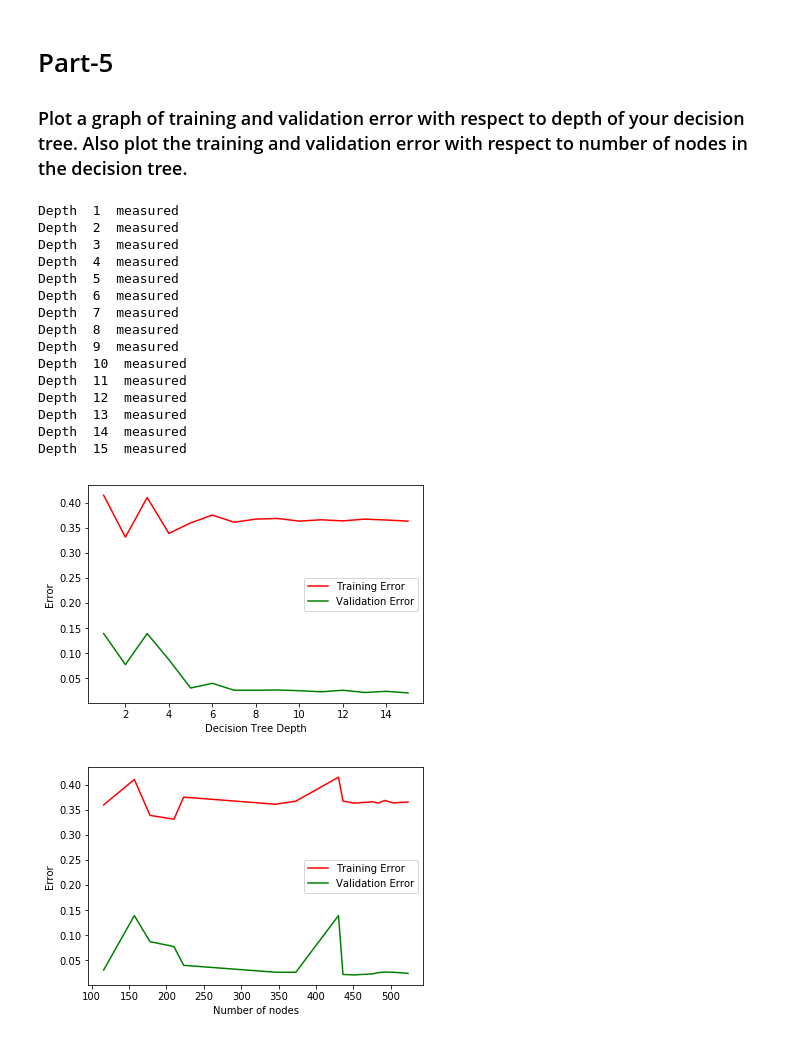
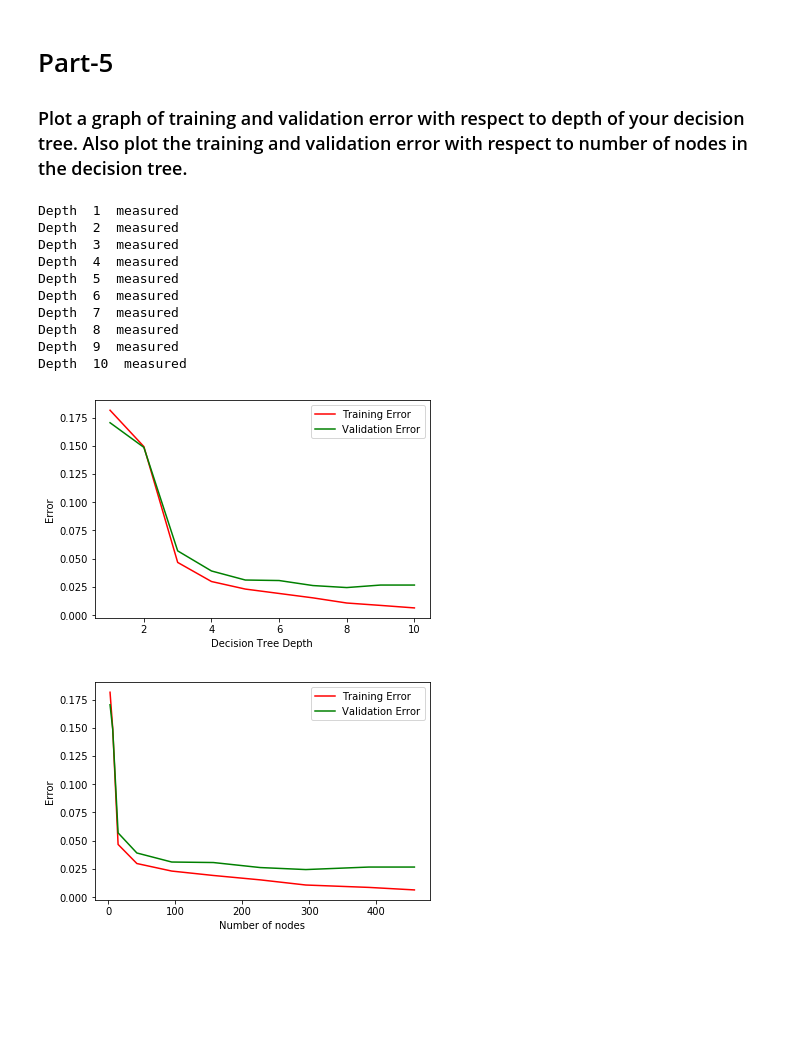
Before and after one commit to devloper13/DecisionTreeFromScratch, a Jupyter notebook: DecisionTree.ipynb, the cells around one changed output. Saved outputs shown, nothing was run; the diff lists cells and outputs as text; code cells hidden in the pictures; blank space fills up the shorter version.

Commit message:
Fixed depth and number of node graphs

```diff
--- a/DecisionTree.ipynb
+++ b/DecisionTree.ipynb
@@ -58,21 +58,22 @@ def GetData(target_attribute):
     df = dataframe.copy()
     dataframe = dataframe.head(num_of_rows)  #Train
     test_data = df.tail(len(df[target_attribute]) - num_of_rows) #Test
-    actual_y = test_data[target_attribute].values
-    test_data = test_data.drop(target_attribute, 1)
+    #test_data = dataframe.sample(frac=0.2)
+    #actual_y = test_data[target_attribute].values
+    #test_data = test_data.drop(target_attribute, 1)
     #train_data.sort() # sorts data
     #test_data.sort()
 
     columns = list(dataframe.columns)
     columns.remove(target_attribute)
-    return dataframe,test_data,actual_y,columns
+    return dataframe,test_data,columns
 # %% [markdown]
 The variable <b>target_variable</b> contains the name of the <b>target attribute</b> from your respective csv file.
 The variable <b>catcolumns</b> consists of all the columns that consists of categorical columns and the variable <b>numcolumns</b> consists of all the numerical columns. This cell also calls the GetData() functions to get the details from the csv file
 # %%
 #Global initializations
 target_attribute = 'left'
-dataframe,test_data,actual_y,columns = GetData(target_attribute)
+dataframe,test_data,columns = GetData(target_attribute)
 catcolumns = ['sales','salary','promotion_last_5years','Work_accident']
 numcolumns = ['satisfaction_level','last_evaluation','number_project','average_montly_hours','time_spend_company']
 # %%
@@ -358,11 +344,12 @@ def predictY(TreeModel,test_data,numcolumns):
         i+=1
     return predicted_y
 # %%
-def Measure(TreeModel,test_data,numcolumns):
+def Measure(TreeModel,test_data,numcolumns,target_attribute):
     '''
     Predict using Tree Model
     '''
-    global actual_y
+    #global actual_y
+    actual_y = test_data[target_attribute].values
     predicted_y = predictY(TreeModel,test_data,numcolumns)
     #print(len(predicted_y))
     #print(len(actual_y))
@@ -612,48 +602,43 @@ depth_array = []
 training_error = []
 validation_error = []
 nodes = []
-while depth < 16:
+while depth < 11:
     print("Depth ",depth," measured")
     num_nodes = 0
     TreeModel = BuildTree(depth,impurity,dataframe,target_attribute,target_values,None,columns,None,numcolumns,None)
     nodes.append(num_nodes)
-    Accuracy,Precision,Recall,FScore = Measure(TreeModel,dataframe,numcolumns)
+    Accuracy,Precision,Recall,FScore = Measure(TreeModel,dataframe,numcolumns,target_attribute)
     training_error.append(1-Accuracy)
-    Accuracy,Precision,Recall,FScore = Measure(TreeModel,test_data,numcolumns)
+    Accuracy,Precision,Recall,FScore = Measure(TreeModel,test_data,numcolumns,target_attribute)
     validation_error.append(1-Accuracy)
     depth_array.append(depth)
     depth+=1
 plt.plot(depth_array,training_error,color = 'r',label = 'Training Error')
 plt.plot(depth_array,validation_error,color = 'g',label = 'Validation Error')
 plt.xlabel('Decision Tree Depth')
 plt.ylabel('Error')
 plt.legend()
 plt.show()
 
 sorted_nodes1 = zip(*sorted(zip(*(nodes,training_error))))
 sorted_nodes2 = zip(*sorted(zip(*(nodes,validation_error))))
 
 plt.plot(*sorted_nodes1,color = 'r',label = 'Training Error')
 plt.plot(*sorted_nodes2,color = 'g',label = 'Validation Error')
 plt.xlabel('Number of nodes')
 plt.ylabel('Error')
 plt.legend()
 plt.show()
 # %% [output]
 Depth  1  measured
 Depth  2  measured
 Depth  3  measured
 Depth  4  measured
 Depth  5  measured
 Depth  6  measured
 Depth  7  measured
 Depth  8  measured
 Depth  9  measured
 Depth  10  measured
-Depth  11  measured
-Depth  12  measured
-Depth  13  measured
-Depth  14  measured
-Depth  15  measured
-[figure, old version]
+[figure, new version]
-[figure, old version]
+[figure, new version]
```
Also changed, not shown: parts of 9 cells of this notebook.
